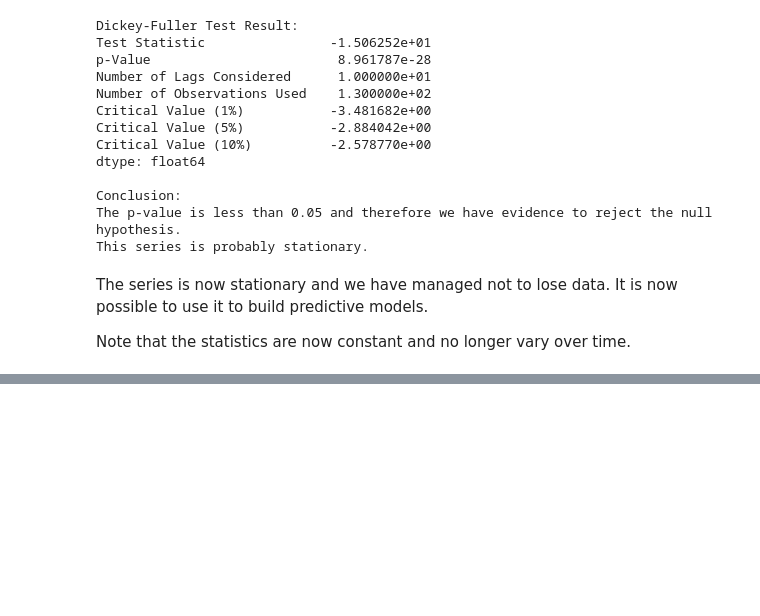
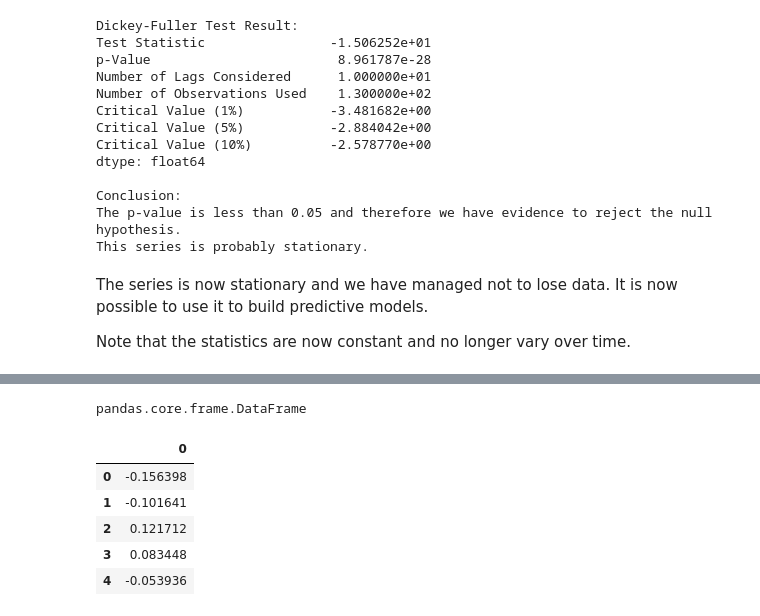
Before and after one commit to jaquelinesfernandes/Predicting_ActiveUsers_TimeSeries, a Jupyter notebook: project_activeusers.ipynb, the cells around one changed output, grey strips where cells are left out. Drawn from its saved outputs; the diff is of its cells as text; code cells hidden in the pictures; blank space fills up the shorter version.

```diff
--- a/project_activeusers.ipynb
+++ b/project_activeusers.ipynb
@@ -975,0 +988,13 @@ Note that the statistics are now constant and no longer vary over time.
+# %%
+type(data_serie)
+# %% [output]
+pandas.core.frame.DataFrame
+# %%
+data_serie_final.head()
+# %% [output]
+|  | 0 |
+| 0 | -0.156398 |
+| 1 | -0.101641 |
+| 2 | 0.121712 |
+| 3 | 0.083448 |
+| 4 | -0.053936 |
```
Also changed, not shown: parts of 3 cells of this notebook, 4 other files.
